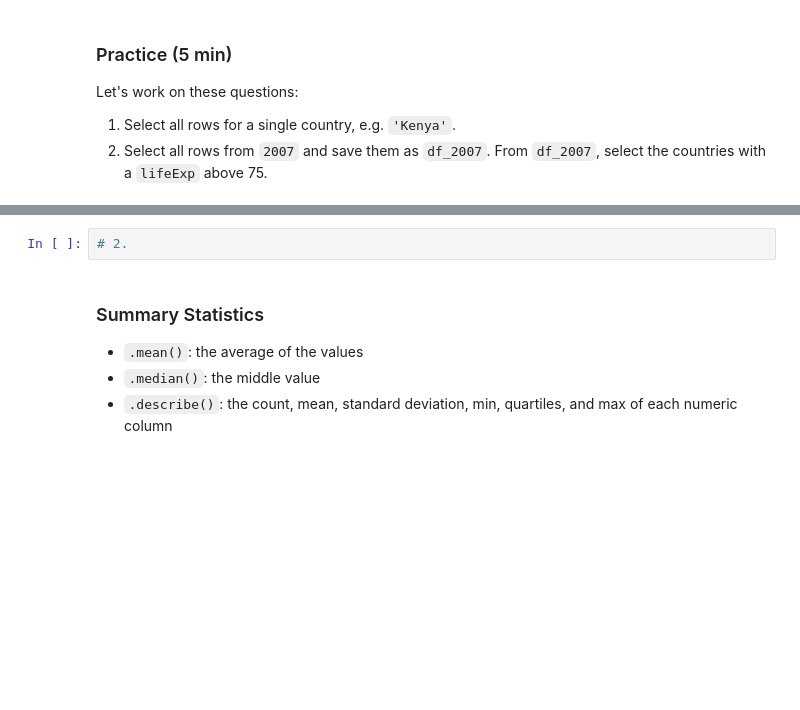
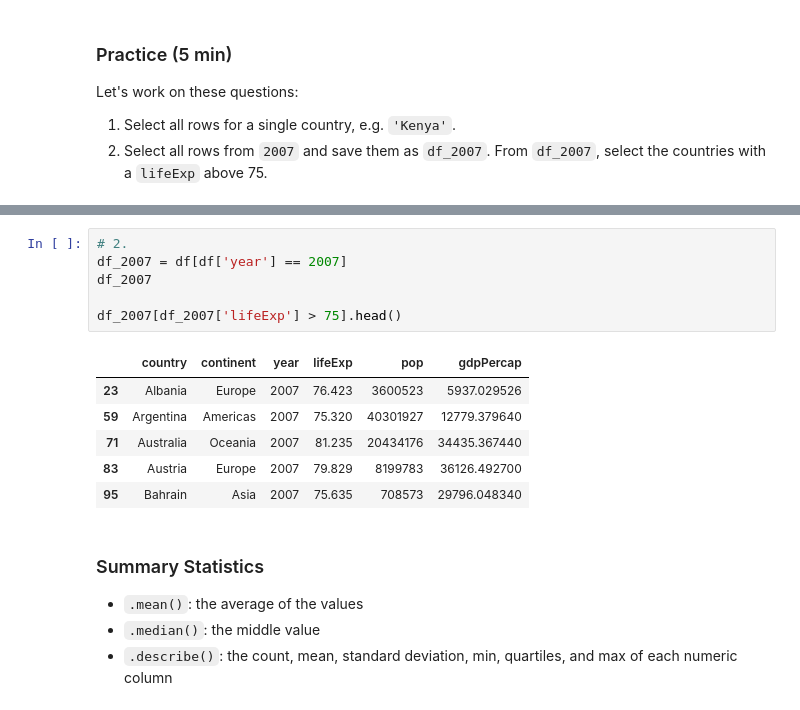
Before and after one commit to dorin-artzi/gsk-intro-scientific-python-course, a Jupyter notebook: notebooks/module_05.ipynb, the cells around one changed output, grey strips where cells are left out. Drawn from its saved outputs; the diff is of its cells as text; blank space fills up the shorter version.

```diff
--- a/notebooks/module_05.ipynb
+++ b/notebooks/module_05.ipynb
@@ -208,5 +378,16 @@ Let's work on these questions:
 # %%
 # 2.
+df_2007 = df[df['year'] == 2007]
+df_2007
+
+df_2007[df_2007['lifeExp'] > 75].head()
+# %% [output]
+|  | country | continent | year | lifeExp | pop | gdpPercap |
+| 23 | Albania | Europe | 2007 | 76.423 | 3600523 | 5937.029526 |
+| 59 | Argentina | Americas | 2007 | 75.320 | 40301927 | 12779.379640 |
+| 71 | Australia | Oceania | 2007 | 81.235 | 20434176 | 34435.367440 |
+| 83 | Austria | Europe | 2007 | 79.829 | 8199783 | 36126.492700 |
+| 95 | Bahrain | Asia | 2007 | 75.635 | 708573 | 29796.048340 |
 # %% [markdown]
 ### Summary Statistics
 
```
Also changed, not shown: parts of 23 cells of this notebook, 2 other files.
